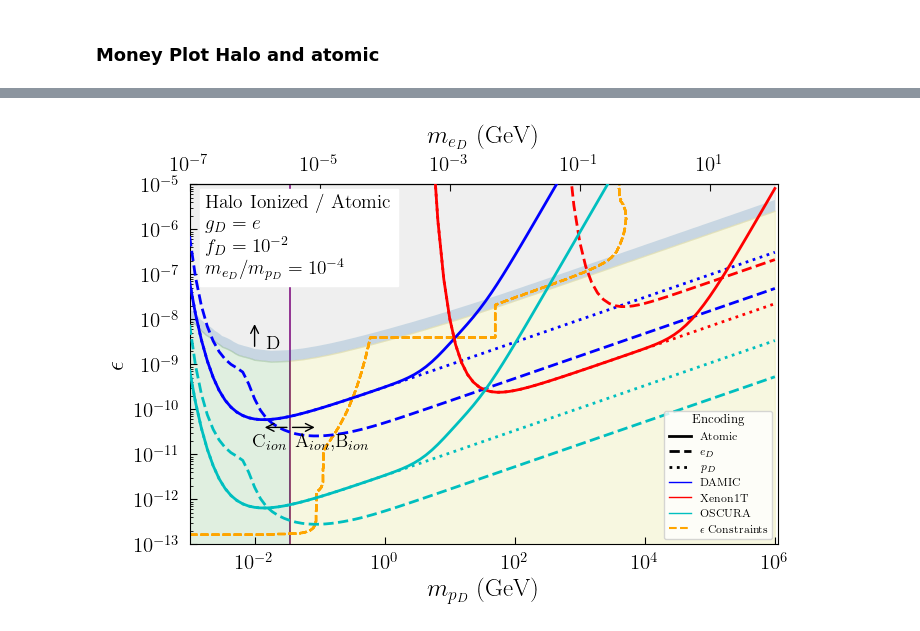
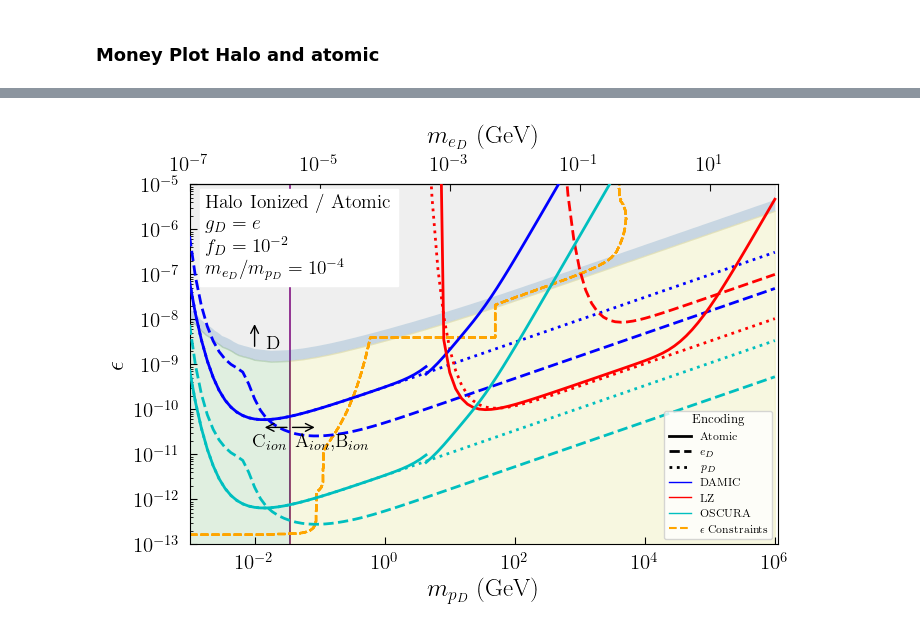
Before and after one commit to Keegan-Humphrey/darkELF-custom, a Jupyter notebook: mystuff/constraint_plots_clean.ipynb, the cells around one changed output, grey strips where cells are left out. Saved outputs shown, nothing was run; the diff lists cells and outputs as text; code cells hidden in the pictures.

```diff
--- a/mystuff/constraint_plots_clean.ipynb
+++ b/mystuff/constraint_plots_clean.ipynb
@@ -1549,7 +1549,8 @@ mX=1.0e8 # specify the dark matter mass (to be updated later)
 # expSENSEI = 100.72 * 1e-3 / 365 # [kg-yr] SENSEI Snolab exposure from 2312.13342
 expDAMIC = 1.3 / 365 # [kg-yr] DAMIC exposure from 2503.14617
 
-vs_list = [{"v0kms":220,"vesckms": np.sqrt(43**2 + 11**2),"vekms": 233,"vdist":"disk","fD":0.01,"with_atomic_ff":True,"therm":False}] # all must be positive
+vs_list = [{"v0kms":220,"vesckms": np.sqrt(43**2 + 11**2),"vekms": 233,"vdist":"disk","fD":0.01,"with_atomic_ff":True,"therm":False},
+           {"v0kms":220,"vesckms": 544,"vekms": 233,"vdist":"halo","fD":0.01,"with_atomic_ff":True,"therm":False}] # all must be positive
 # vs_list = [{"v0kms":220,"vesckms": 544,"vekms": 233,"vdist":"halo","fD":0.01,"with_atomic_ff":True}] # all must be positive
 
 
@@ -1659,7 +1664,8 @@ task = ("write","read")[0]
 # fname = "lim_massless_SENSEI_exp_atomic_17_6_26"
 # fname = "lim_massless_SENSEI_exp_atomic_18_6_26"
 # fname = "lim_massless_SENSEI_exp_atomic_29_6_26"
-fname = "lim_massless_DAMIC_exp_atomic_09_07_26"
+# fname = "lim_massless_DAMIC_exp_atomic_09_07_26"
+fname = "lim_massless_DAMIC_exp_atomic_14_07_26"
 
 if task == "write":
 
@@ -2322,7 +2356,7 @@ species_lws = {
 cmap = plt.get_cmap("tab10")
 experiment_colors = {
     "DAMIC": "b",# cmap(0),
-    "Xenon1T": "r", #cmap(1),
+    "LZ": "r", #cmap(1),
     "OSCURA": "c", # for OSCURA
 }
 
@@ -2345,7 +2379,7 @@ datasets = [
     },
     {
         "species": r"$p_D$",
-        "experiment": "Xenon1T",
+        "experiment": "LZ",
         "ydata": lim_kappa_pD_N,
         "mass": masslist,
     },
@@ -2363,7 +2397,7 @@ datasets = [
     },
     {
         "species": r"$e_D$",
-        "experiment": "Xenon1T",
+        "experiment": "LZ",
         "ydata": lim_kappa_eD_N,
         "mass": masslist,
     },
@@ -3824,9 +3860,9 @@ datasets_atomic = [
     },
     {
         "species": "Atomic",
-        "experiment": "Xenon1T",
+        "experiment": "LZ",
         # "ydata": lim_kappa_atomic_N,
-        "ydata" : np.array([[1 if el == float('inf') else el for el in lim_kappa_atomic_N[0]]]),
+        "ydata" : np.array([[1 if el == float('inf') else el for el in lim_kappa_atomic_N[i]] for i in range(np.shape(lim_kappa_atomic_N)[0])]),
         "mass": masslist,
     },
     {
@@ -3898,14 +3951,17 @@ for data in datasets_atomic:
     # alpha = experiment_alphas[experiment]
     # lw = experiment_lws[experiment]
 
-    for i in kept_indices_atomic:
+    vesc_ind = next(j for j, x in enumerate(masslist) if x >= 3.97e9) # change vesc when transport cross-section is larger than 10 kpc
+
+    for i in range(len(ydata)):
     # if True:
         # i = halo_index
 
         x = xdata
         y = np.asarray(ydata[i], dtype=float)
 
-        x, y = maybe_apply_thermal_cut(x, y, i, therm_drops, therm_ind)
+        # x, y = maybe_apply_thermal_cut(x, y, i, therm_drops, therm_ind)
+        x, y = maybe_apply_thermal_cut(x, y, i, [0,1], vesc_ind, True if i==0 else False)
         x, y = finite_positive_xy(x, y)
 
         if len(x) < 2:
@@ -4250,31 +4306,31 @@ cosmo_handles = [
 
 reference_handles = []
 
 leg2 = ax.legend(
     handles=species_handles + experiment_handles + cosmo_handles,
     title="Encoding",
     fontsize=8,
     title_fontsize=9,
     loc="lower right",
     frameon=True,
 )
 
 # fig.tight_layout()
 # fig.subplots_adjust(wspace=0.3)
 fig.subplots_adjust(
     left=0.13,
     right=0.97,
     bottom=0.15,
     top=0.90,
 )
 
 
 fig.savefig(
     "plots/for_paper_30_6_26/money_halo.pdf",
     format="pdf",
     bbox_inches="tight",
 )
 
 plt.show()
 # %% [output]
-[figure, old version]
+[figure, new version]
```
Also changed, not shown: parts of 7 cells of this notebook, 5 other files.
